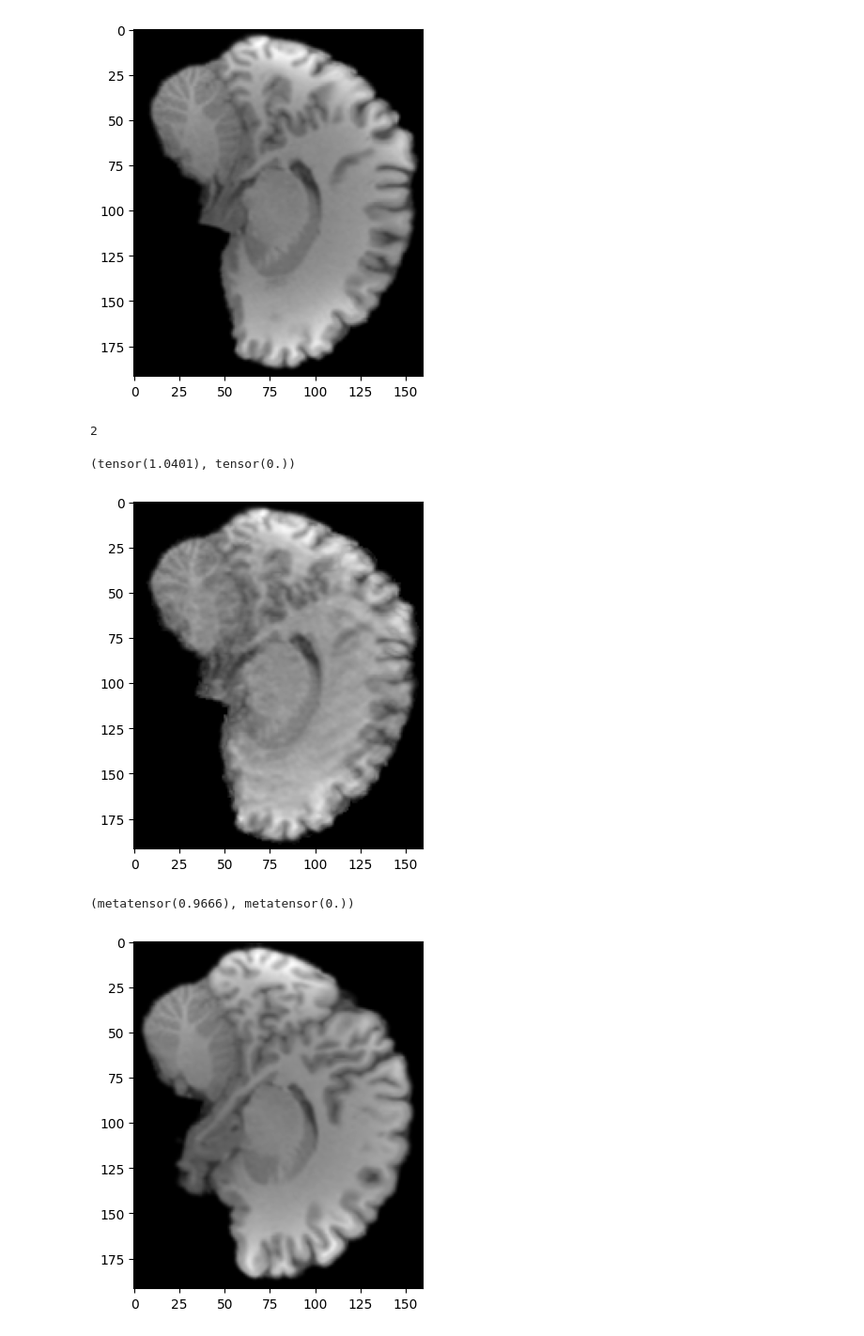
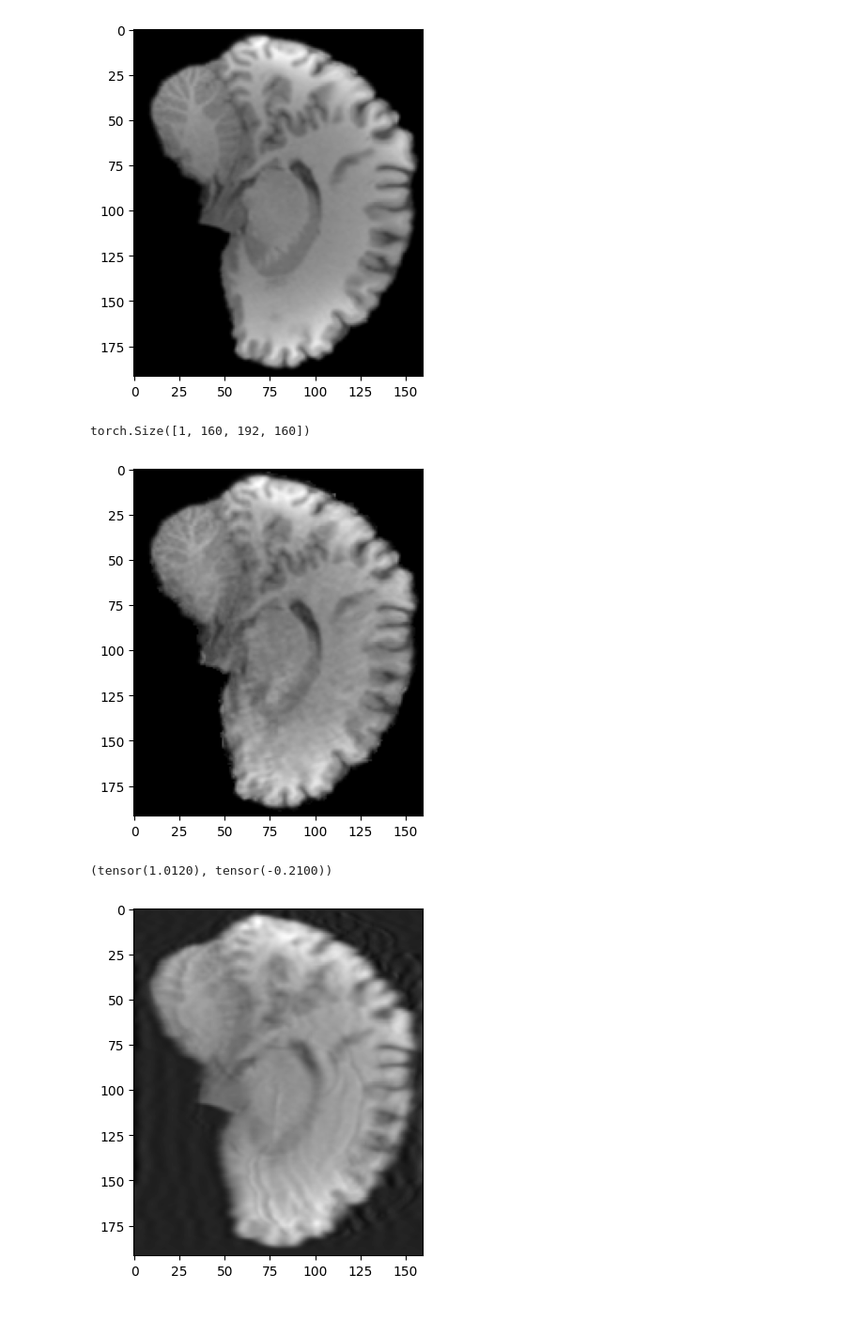
Before and after one commit to chbricout/motiondetector, a Jupyter notebook: notebooks/motion.ipynb, the cells around one changed output. Shown at 94% size. Drawn from its saved outputs; the diff is of its cells as text; code cells hidden in the pictures.

```diff
--- a/notebooks/motion.ipynb
+++ b/notebooks/motion.ipynb
@@ -23,16 +24,15 @@ motion =MotionTsfd()
 # %%
 vol = motion(ds[0])["data"]
 plt.imshow(vol[0,60,:,:], cmap="gray")
-vol.max(), vol.min()
+vol.shape
 # %% [output]
-2
+torch.Size([1, 160, 192, 160])
-(tensor(1.0401), tensor(0.))
-[figure, old version]
+[figure, new version]
 # %%
-aug=Augment()
-vol = aug(ds[0])["data"]
+aug=tio.transforms.RandomMotion()
+vol = aug(ds[0]["data"])
 plt.imshow(vol[0,60,:,:], cmap="gray")
 vol.max(), vol.min()
 # %% [output]
-(metatensor(0.9666), metatensor(0.))
+(tensor(1.0120), tensor(-0.2100))
-[figure, old version]
+[figure, new version]
```
Also changed, not shown: parts of 4 cells of this notebook, 11 other files.
